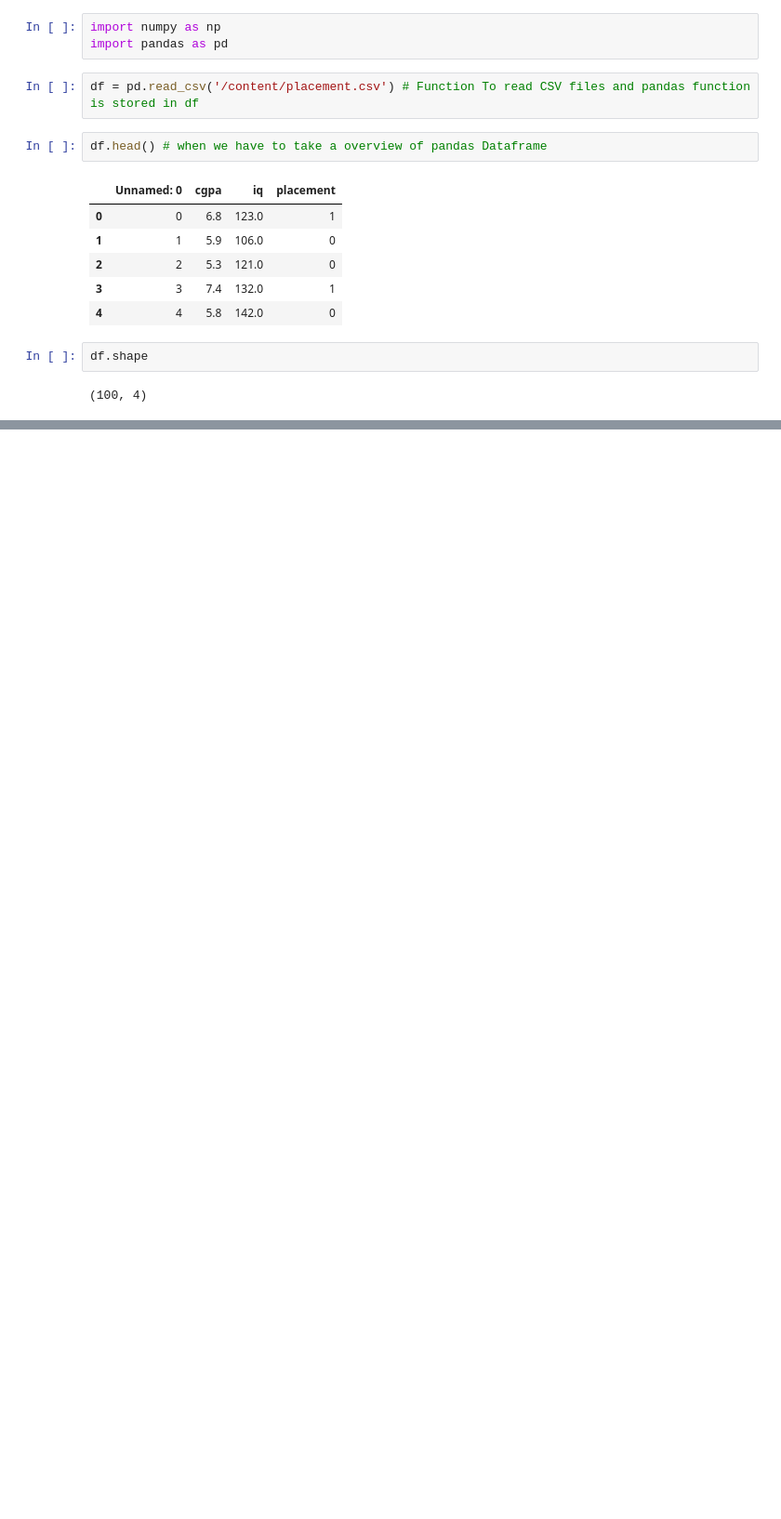
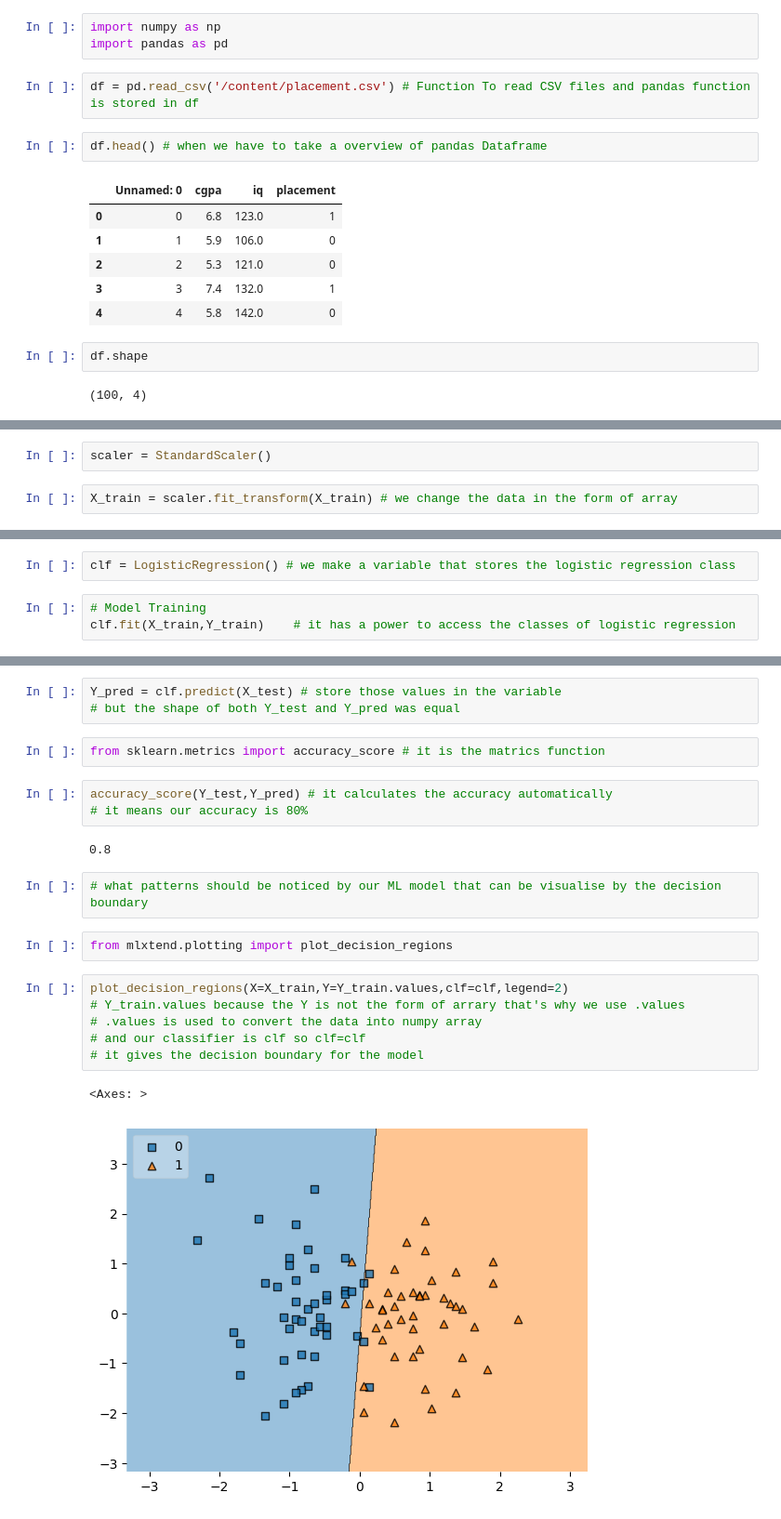
Before and after one commit to pranjul-05/Tensors_begining, a Jupyter notebook: Tensors_begining.ipynb, the cells around one changed output, grey strips where cells are left out. Shown at 93% size. Drawn from its saved outputs; the diff is of its cells as text; blank space fills up the shorter version.

```diff
--- a/Tensors_begining.ipynb
+++ b/Tensors_begining.ipynb
@@ -86,0 +203,4 @@ memory usage: 3.3 KB
+# %%
+scaler = StandardScaler()
+# %%
+X_train = scaler.fit_transform(X_train) # we change the data in the form of array
@@ -86,0 +244,5 @@ memory usage: 3.3 KB
+# %%
+clf = LogisticRegression() # we make a variable that stores the logistic regression class
+# %%
+# Model Training
+clf.fit(X_train,Y_train)    # it has a power to access the classes of logistic regression
@@ -86,0 +274,23 @@ memory usage: 3.3 KB
+# %%
+Y_pred = clf.predict(X_test) # store those values in the variable
+# but the shape of both Y_test and Y_pred was equal
+# %%
+from sklearn.metrics import accuracy_score # it is the matrics function
+# %%
+accuracy_score(Y_test,Y_pred) # it calculates the accuracy automatically
+# it means our accuracy is 80%
+# %% [output]
+0.8
+# %%
+# what patterns should be noticed by our ML model that can be visualise by the decision boundary
+# %%
+from mlxtend.plotting import plot_decision_regions
+# %%
+plot_decision_regions(X=X_train,Y=Y_train.values,clf=clf,legend=2)
+# Y_train.values because the Y is not the form of arrary that's why we use .values
+# .values is used to convert the data into numpy array
+# and our classifier is clf so clf=clf
+# it gives the decision boundary for the model
+# %% [output]
+<Axes: >
+[figure, added]
```
Also changed, not shown: parts of 36 cells of this notebook.
